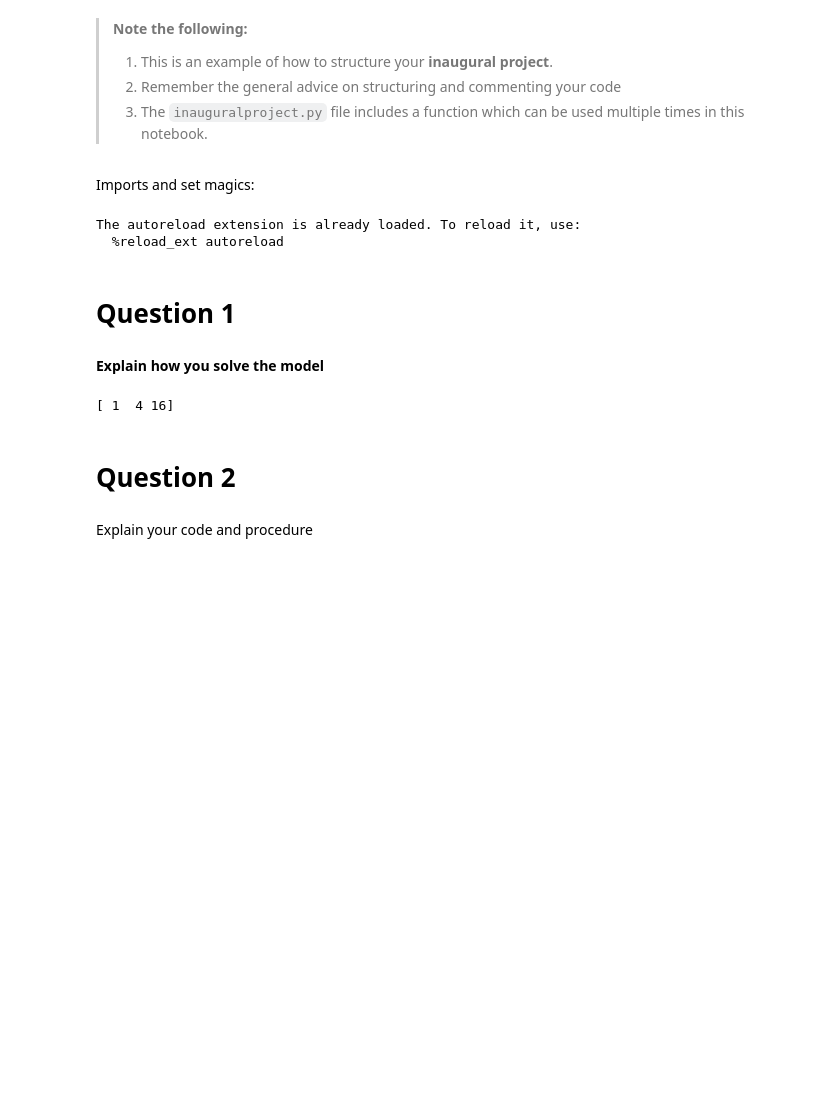
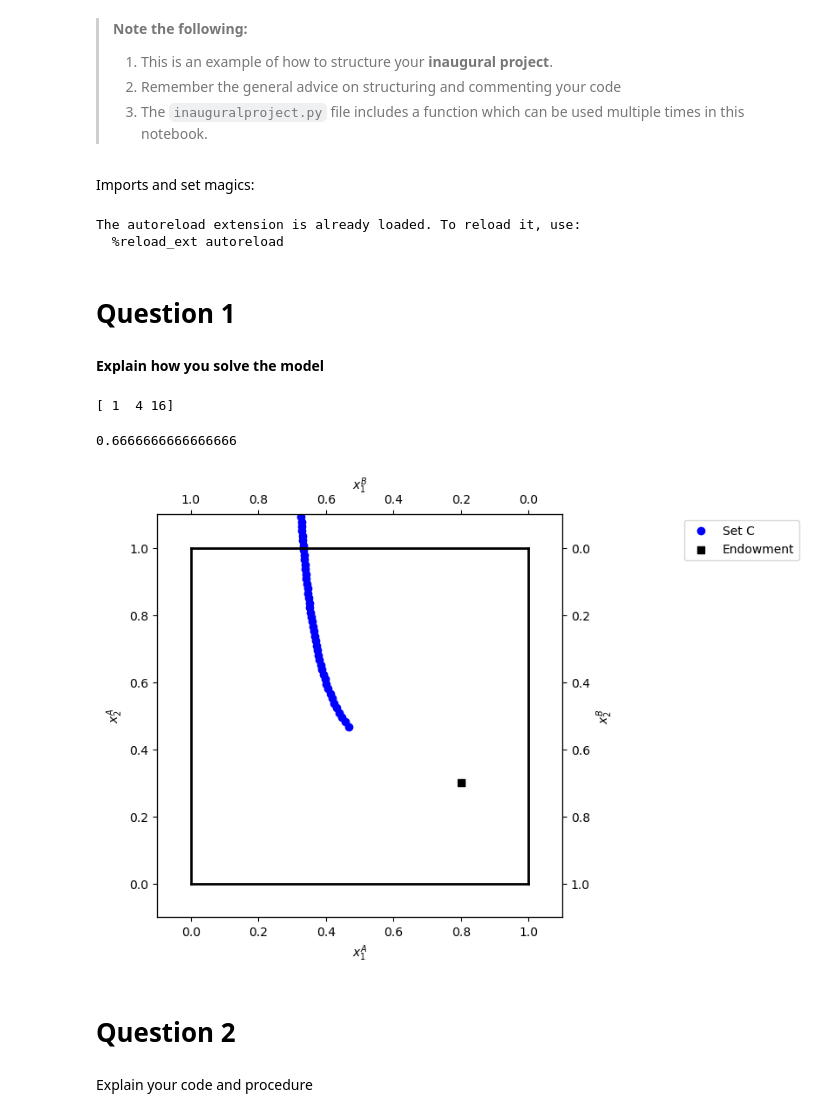
Before and after one commit to NumEconCopenhagen/projects-2024-anton-og-phillip, a Jupyter notebook: inauguralproject/inauguralproject.ipynb, the cells around one changed output. Drawn from its saved outputs; the diff is of its cells as text; code cells hidden in the pictures; blank space fills up the shorter version.

```diff
--- a/inauguralproject/inauguralproject.ipynb
+++ b/inauguralproject/inauguralproject.ipynb
@@ -41,3 +47,73 @@ def u_B(x_B1, x_B2, beta):
+# %%
+# Define alpha and beta
+alpha = 1/3
+beta = 2/3
+# %% [output]
+0.6666666666666666
+# %%
+# Define the grid for p1 and p2
+N = 75
+p1_values = np.linspace(0.5, 2.5, N+1)
+p2 = 1  # Numeraire is p2 = 1
+# %%
+ # Initialize lists to store feasible allocations
+feasible_allocations = []
+
+# Iterate over combinations of p1
+for p1 in p1_values:
+    # Calculate demands for goods 1 and 2 for consumers A and B
+    x_A1 = alpha * (p1 * omega_A1 + p2 * omega_A2) / p1
+    x_A2 = (1 - alpha) * (p1 * omega_A1 + p2 * omega_A2) / p2
+    x_B1 = beta * (p1 * omega_B1 + p2 * omega_B2) / p1
+    x_B2 = (1 - beta) * (p1 * omega_B1 + p2 * omega_B2) / p2
+
+     # Check if the combination satisfies the utility conditions for both consumers
+    if u_A(x_A1, x_A2, alpha) >= u_A(omega_A1, omega_A2, alpha) and u_B(x_B1, x_B2, beta) >= u_B(omega_B1, omega_B2, beta):
+        feasible_allocations.append((x_A1, x_A2))
+# %%
+import matplotlib.pyplot as plt
+# Plot the Edgeworth box and the set C
+fig = plt.figure(frameon=False,figsize=(6,6), dpi=100)
+ax_A = fig.add_subplot(1, 1, 1)
+
+ax_A.set_xlabel("$x_1^A$")
+ax_A.set_ylabel("$x_2^A$")
+
+temp = ax_A.twinx()
+temp.set_ylabel("$x_2^B$")
+ax_B = temp.twiny()
+ax_B.set_xlabel("$x_1^B$")
+ax_B.invert_xaxis()
+ax_B.invert_yaxis()
+
+# Extract x_A1 and x_A2 from feasible_allocations
+feasible_x_A1 = [allocation[0] for allocation in feasible_allocations]
+feasible_x_A2 = [allocation[1] for allocation in feasible_allocations]
+
+# Plot the set C
+ax_A.plot(feasible_x_A1, feasible_x_A2, 'bo', label='Set C')
+
+# Plot the initial endowment
+ax_A.scatter(omega_A1, omega_A2, marker='s', color='black', label='Endowment')
+
+# Plot the boundaries of the Edgeworth box
+ax_A.plot([0, 1], [0, 0], lw=2, color='black')
+ax_A.plot([0, 1], [1, 1], lw=2, color='black')
+ax_A.plot([0, 0], [0, 1], lw=2, color='black')
+ax_A.plot([1, 1], [0, 1], lw=2, color='black')
+
+# Set limits
+ax_A.set_xlim([-0.1, 1.1])
+ax_A.set_ylim([-0.1, 1.1])
+ax_B.set_xlim([1.1, -0.1])
+ax_B.set_ylim([1.1, -0.1])
+
+# Add legend
+ax_A.legend(frameon=True, loc='upper right', bbox_to_anchor=(1.6, 1.0))
+
+plt.show()
+# %% [output]
+[figure, added]
 # %% [markdown]
 # Question 2
 # %% [markdown]
```
Also changed, not shown: parts of 5 cells of this notebook.
